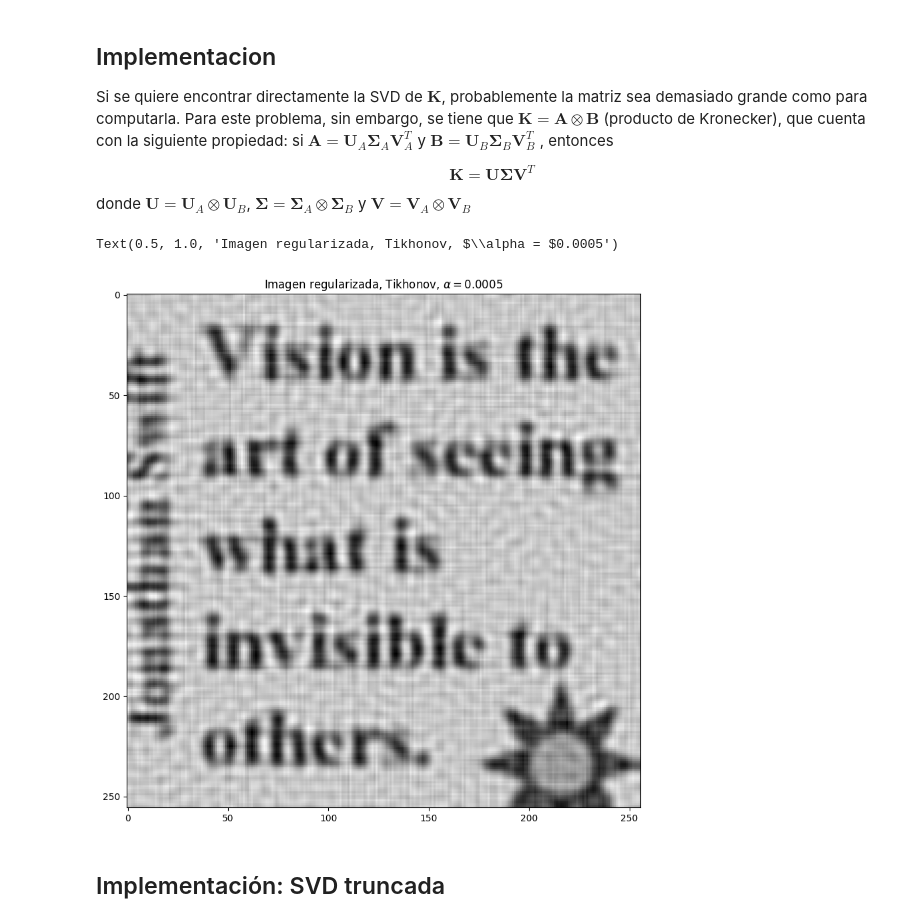
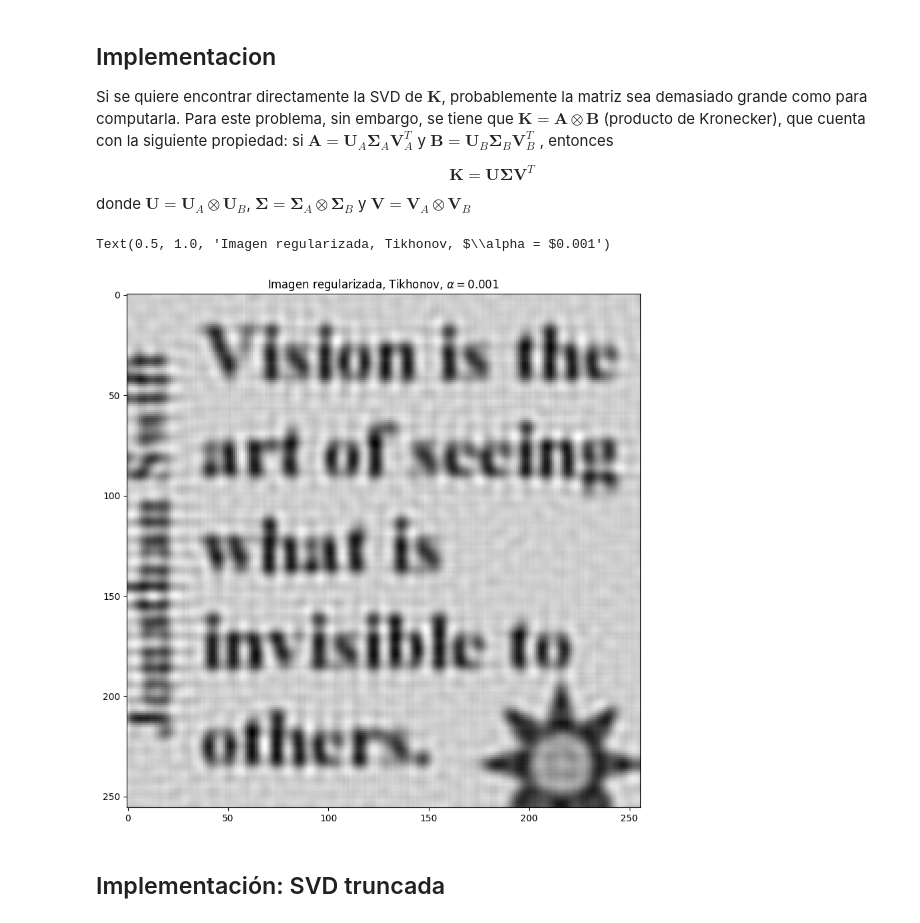
Before and after one commit to ManuelSanchezUribe/IMT2111-ALN, a Jupyter notebook: Clases/Capitulo1_image_deblurring.ipynb, the cells around one changed output. Saved outputs shown, nothing was run; the diff lists cells and outputs as text; code cells hidden in the pictures.

```diff
--- a/Clases/Capitulo1_image_deblurring.ipynb
+++ b/Clases/Capitulo1_image_deblurring.ipynb
@@ -151,24 +155,24 @@ $\mathbf{V} = \mathbf{V}_A \otimes \mathbf{V}_B$
 # %%
 Ua, Sa, Va = np.linalg.svd(A)
 Ub, Sb, Vb = np.linalg.svd(B)
 Va = Va.T
 Vb = Vb.T
 Ghat = Ub.T.dot(G).dot(Ua)
 S = np.outer(Sb, Sa)
 
 # regularization parameter
-alpha = 0.0005
+alpha = 0.001
 # alpha=0.1
 Fhat = (S*Ghat)/(S*S+alpha**2)
 F = Vb @ Fhat @ Va.T
 
 # plot the result
 fig, ax = plt.subplots(figsize=(10, 10))
 ax.imshow(F, cmap="gray")
 ax.set_title(fr"Imagen regularizada, Tikhonov, $\alpha = ${alpha}")
 # %% [output]
-Text(0.5, 1.0, 'Imagen regularizada, Tikhonov, $\\alpha = $0.0005')
+Text(0.5, 1.0, 'Imagen regularizada, Tikhonov, $\\alpha = $0.001')
-[figure, old version]
+[figure, new version]
 # %% [markdown]
 ## Implementación: SVD truncada
 # %%
```
Also changed, not shown: parts of 1 cell of this notebook, 1 other file.
